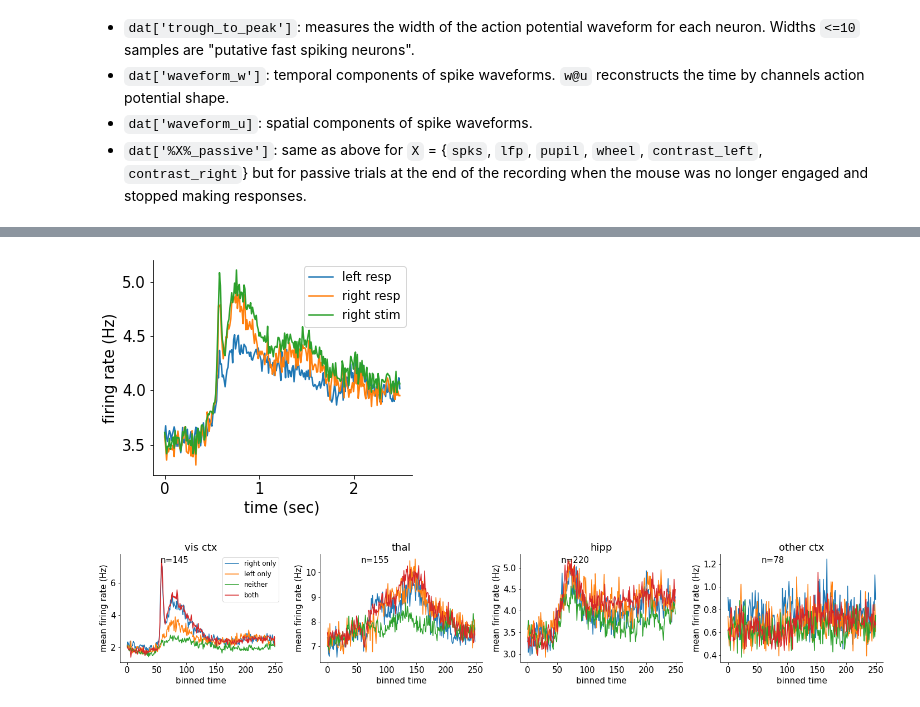
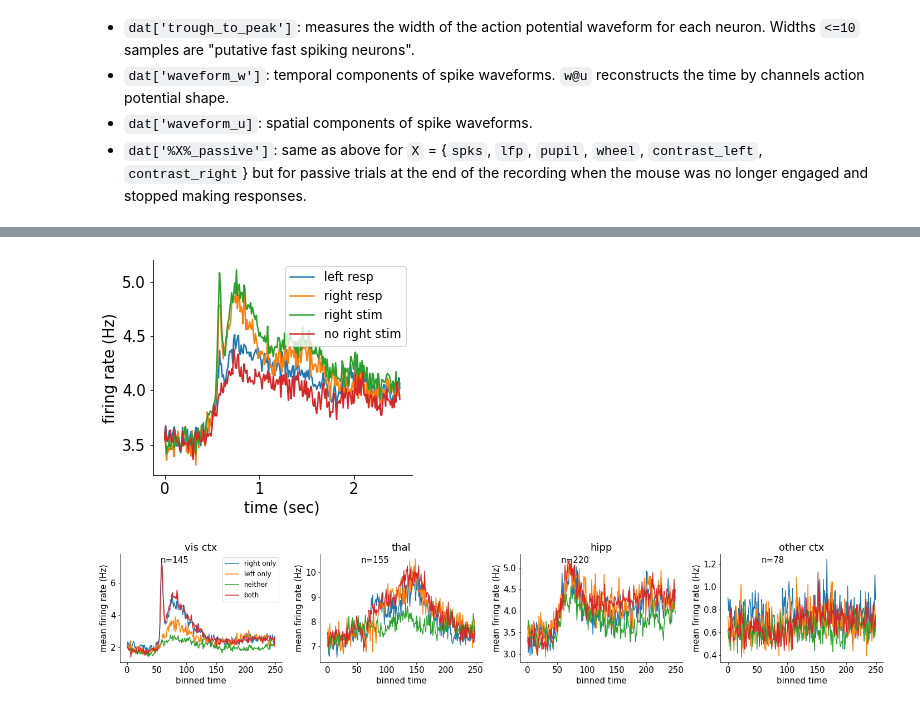
Before and after one commit to Neurocoders/AttentionProject, a Jupyter notebook: load_steinmetz_data.ipynb, the cells around one changed output, grey strips where cells are left out. Drawn from its saved outputs; the diff is of its cells as text; code cells hidden in the pictures.

```diff
--- a/load_steinmetz_data.ipynb
+++ b/load_steinmetz_data.ipynb
@@ -98,22 +175,22 @@ rcParams['figure.autolayout'] = True
 # %%
 #@title basic plots of population average
 from matplotlib import pyplot as plt
 dt = dat['bin_size'] # binning at 10 ms
 NT = dat['spks'].shape[-1]
 
 ax = plt.subplot(1,5,1)
 response = dat['response'] # right - nogo - left (-1, 0, 1)
 vis_right = dat['contrast_right'] # 0 - low - high
 vis_left = dat['contrast_left'] # 0 - low - high
 plt.plot(dt * np.arange(NT), 1/dt * dat['spks'][:,response>=0].mean(axis=(0,1))) # left responses
 plt.plot(dt * np.arange(NT), 1/dt * dat['spks'][:,response<0].mean(axis=(0,1))) # right responses
 plt.plot(dt * np.arange(NT), 1/dt * dat['spks'][:,vis_right>0].mean(axis=(0,1))) # stimulus on the right
-# plt.plot(dt * np.arange(NT), 1/dt * dat['spks'][:,vis_right==0].mean(axis=(0,1))) # no stimulus on the right
+plt.plot(dt * np.arange(NT), 1/dt * dat['spks'][:,vis_right==0].mean(axis=(0,1))) # no stimulus on the right
 
 plt.legend(['left resp', 'right resp', 'right stim', 'no right stim'], fontsize=12)
 ax.set(xlabel  = 'time (sec)', ylabel = 'firing rate (Hz)');
 # %% [output]
-[figure, old version]
+[figure, new version]
 # %%
 # groupings of brain regions
 regions = ["vis ctx", "thal", "hipp", "other ctx", "midbrain", "basal ganglia", "cortical subplate", "other"]
```
Also changed, not shown: parts of 7 cells of this notebook.
